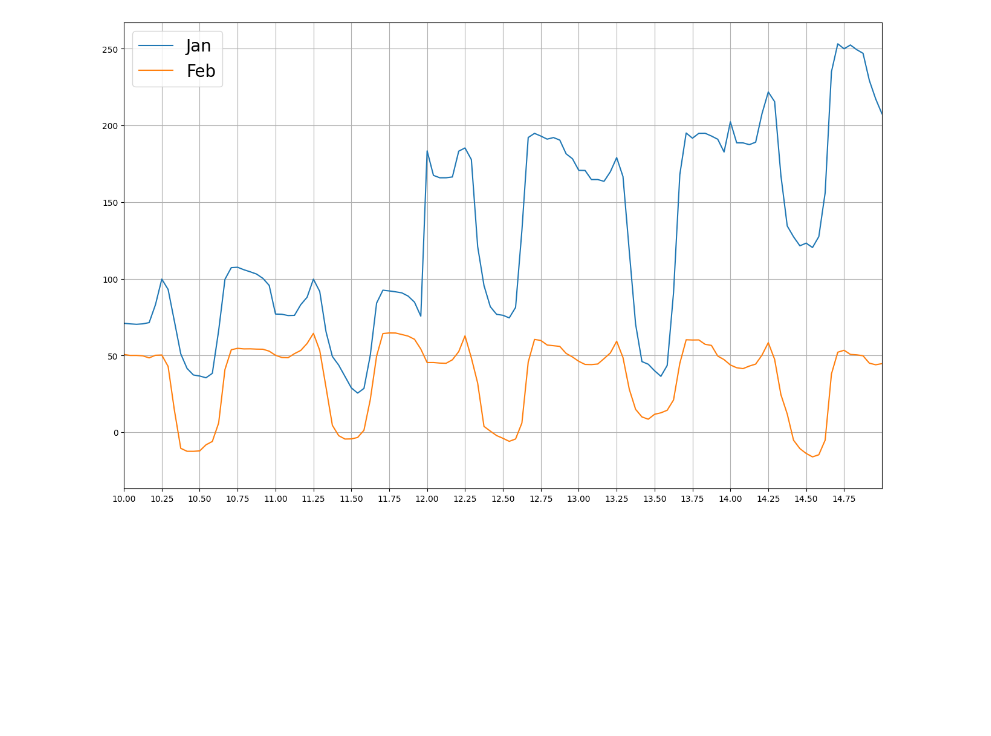
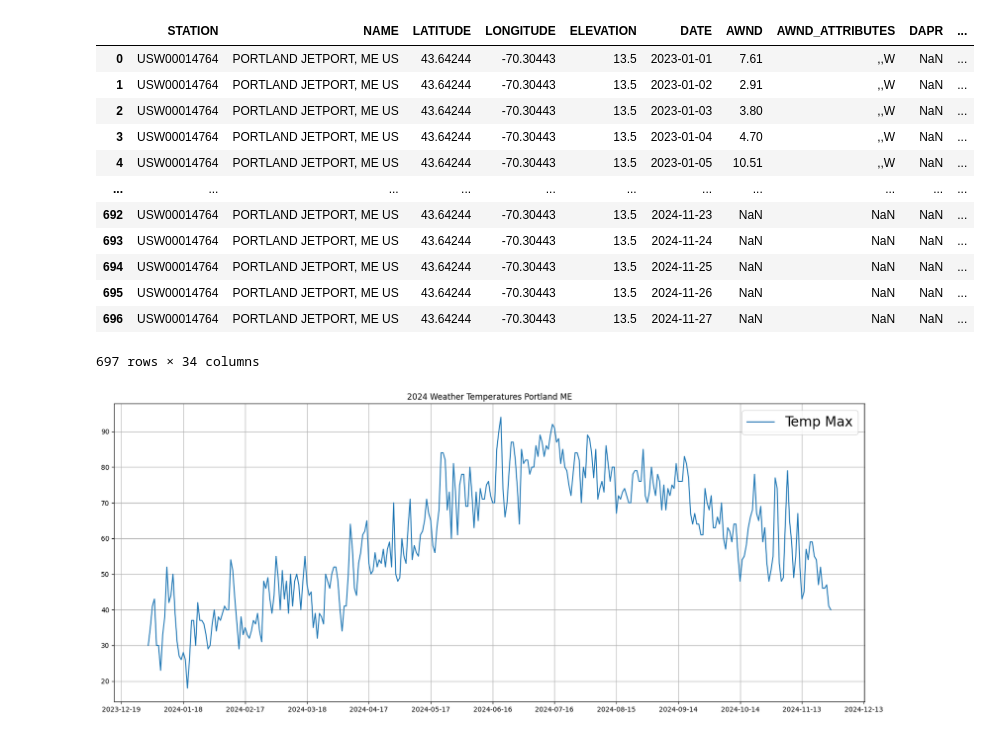
Before and after one commit to LouisV821/DATA_SCIENCE_6150, a Jupyter notebook: Code/PlotTest1.ipynb, the cells around one changed output. Saved outputs shown, nothing was run; the diff lists cells and outputs as text; code cells hidden in the pictures; blank space fills up the shorter version.

```diff
--- a/Code/PlotTest1.ipynb
+++ b/Code/PlotTest1.ipynb
@@ -35,12 +1,41 @@ plt.show()
-# %%
-GOLDEN_RATIO = 1.618
-plt.figure(figsize = (10 * GOLDEN_RATIO, 10))
-plt.plot((JlmpData['INTERVALSTARTTIME_CAL'] - JlmpData['INTERVALSTARTTIME_CAL'].iloc[0]).dt.total_seconds()/3600/24, JlmpData['MW'], label = 'Jan')
-plt.plot((FlmpData['INTERVALSTARTTIME_CAL'] - FlmpData['INTERVALSTARTTIME_CAL'].iloc[0]).dt.total_seconds()/3600/24, FlmpData['MW'], label = 'Feb')
-plt.xlim([10, 15])
-plt.xticks(np.arange(10, 15, 0.25))
-plt.grid()
-plt.legend(fontsize = 20)
-plt.show()
-# %% [output]
-[figure, removed]
+# %%
+import numpy as np
+import pandas as pd
+import matplotlib.pyplot as plt
+from statsmodels.tsa.statespace.sarimax import SARIMAX
+from sklearn.metrics import mean_squared_error
+from math import sqrt
+#dtypes = {'INTERVALSTARTTIME_GMT'}
+parse_dates = pd.to_datetime
+portWeather2024 = pd.read_csv('..\\Data\\PortlandWeather2024.csv',parse_dates=[5])
+portWeather2023 = pd.read_csv('..\\Data\\PortlandWeather2023.csv',parse_dates=[5])
+portWeather2023[["DATE", "TMAX"]]
+merge = pd.merge_ordered(portWeather2023, portWeather2024)
+merge
+# %% [output]
+|  | STATION | NAME | LATITUDE | LONGITUDE | ELEVATION | DATE | AWND | AWND_ATTRIBUTES | DAPR | ... |
+| 0 | USW00014764 | PORTLAND JETPORT, ME US | 43.64244 | -70.30443 | 13.5 | 2023-01-01 | 7.61 | ,,W | NaN | ... |
+| 1 | USW00014764 | PORTLAND JETPORT, ME US | 43.64244 | -70.30443 | 13.5 | 2023-01-02 | 2.91 | ,,W | NaN | ... |
+| 2 | USW00014764 | PORTLAND JETPORT, ME US | 43.64244 | -70.30443 | 13.5 | 2023-01-03 | 3.80 | ,,W | NaN | ... |
+| 3 | USW00014764 | PORTLAND JETPORT, ME US | 43.64244 | -70.30443 | 13.5 | 2023-01-04 | 4.70 | ,,W | NaN | ... |
+| 4 | USW00014764 | PORTLAND JETPORT, ME US | 43.64244 | -70.30443 | 13.5 | 2023-01-05 | 10.51 | ,,W | NaN | ... |
+| ... | ... | ... | ... | ... | ... | ... | ... | ... | ... | ... |
+| 692 | USW00014764 | PORTLAND JETPORT, ME US | 43.64244 | -70.30443 | 13.5 | 2024-11-23 | NaN | NaN | NaN | ... |
+| 693 | USW00014764 | PORTLAND JETPORT, ME US | 43.64244 | -70.30443 | 13.5 | 2024-11-24 | NaN | NaN | NaN | ... |
+| 694 | USW00014764 | PORTLAND JETPORT, ME US | 43.64244 | -70.30443 | 13.5 | 2024-11-25 | NaN | NaN | NaN | ... |
+| 695 | USW00014764 | PORTLAND JETPORT, ME US | 43.64244 | -70.30443 | 13.5 | 2024-11-26 | NaN | NaN | NaN | ... |
+| 696 | USW00014764 | PORTLAND JETPORT, ME US | 43.64244 | -70.30443 | 13.5 | 2024-11-27 | NaN | NaN | NaN | ... |
+697 rows × 34 columns
+# %%
+from matplotlib.ticker import (AutoMinorLocator,
+                               MultipleLocator)
+
+fig, ax = plt.subplots(1, figsize = (20, 8))
+ax.grid()
+plt.plot(portWeather2024['DATE'], portWeather2024['TMAX'], label = "Temp Max")
+ax.xaxis.set_major_locator(MultipleLocator(30))
+plt.title("2024 Weather Temperatures Portland ME")
+plt.legend(fontsize = 20)
+plt.show()
+# %% [output]
+[figure, added]
```
Also changed, not shown: parts of 8 cells of this notebook, 1 other file.
